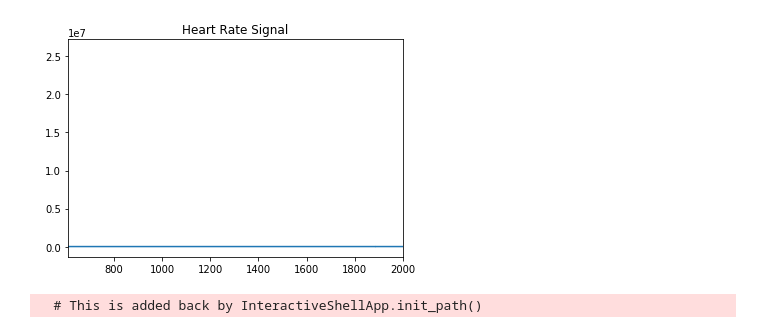
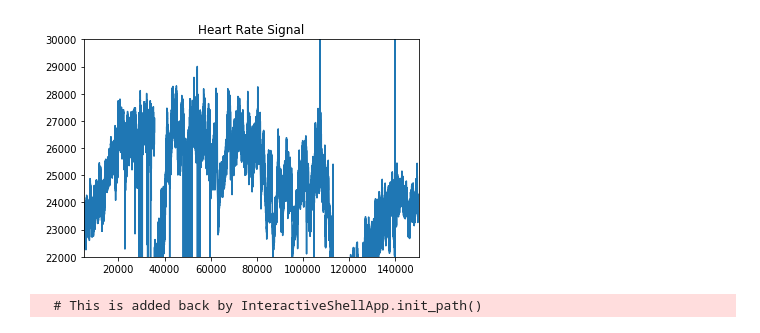
Before and after one commit to TeamCanaria/DataAnalysis, a Jupyter notebook: Van Gent Tutorial/PPGHeartRateAnalysis.ipynb, the cells around one changed output. Cells and saved outputs as stored; diff of their text form; code cells hidden in the pictures.

```diff
--- a/Van Gent Tutorial/PPGHeartRateAnalysis.ipynb
+++ b/Van Gent Tutorial/PPGHeartRateAnalysis.ipynb
@@ -1,22 +1,22 @@
 # %%
 #all following code, excluding modifications where applicable, has been sourced under GNU 3.0 license from
 #van Gent, P. (2016). Analyzing a Discrete Heart Rate Signal Using Python.
 #A tech blog about fun things with Python and embedded electronics.
 #Retrieved from: http://www.paulvangent.com/2016/03/15/analyzing-a-discrete-heart-rate-signal-using-python-part-1/
 #EMAIL e.grinstead@gmail.com OR WHATSAPP +44 7429 566 454 for help navigating folder contents
 
 import pandas as pd
 import matplotlib.pyplot as plt
 
 dataset = pd.read_csv('2018-01-30.csv') #read heart rate data from its csv file
 
 plt.title('Heart Rate Signal') #the title of our heart rate plot
-#plt.ylim(20000, 30000)
-plt.xlim(610, 2000)
+plt.ylim(22000, 30000)
+plt.xlim(5000, 150000)
 plt.plot(dataset['Red Signal']) #draw the plot object
 plt.show() #display the plot object
 # %% [output]
-[figure, old version]
+[figure, new version]
 # %%
 import pandas as pd
 import matplotlib.pyplot as plt
```
Also changed, not shown: parts of 3 cells of this notebook, 2 other files.
